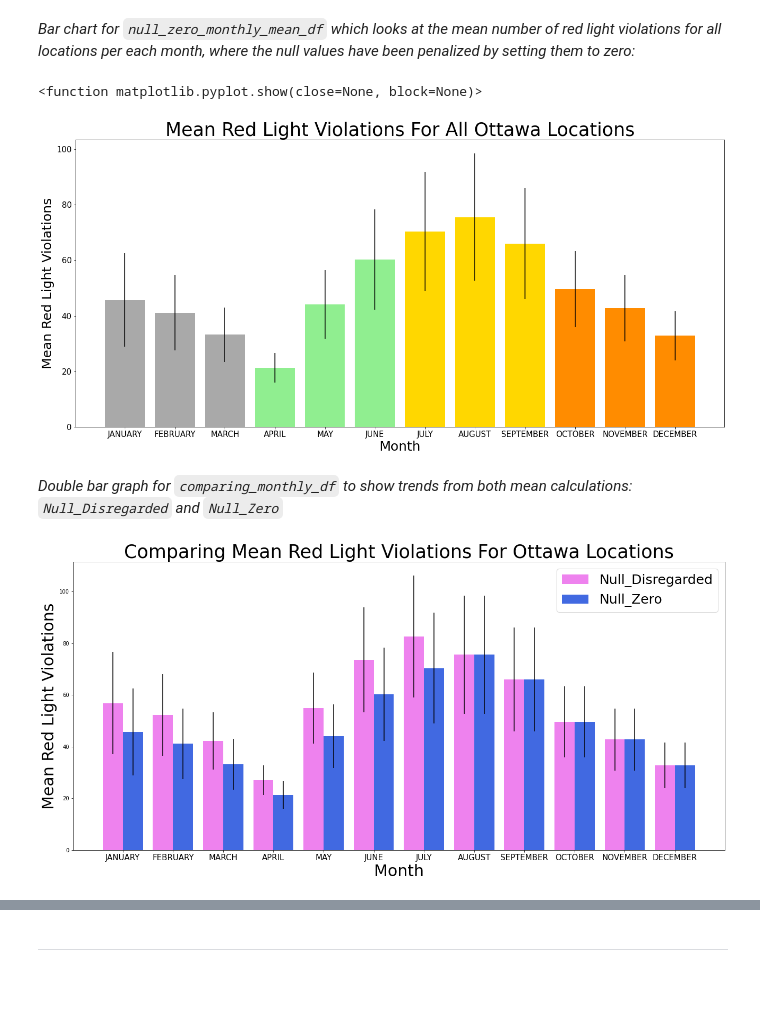
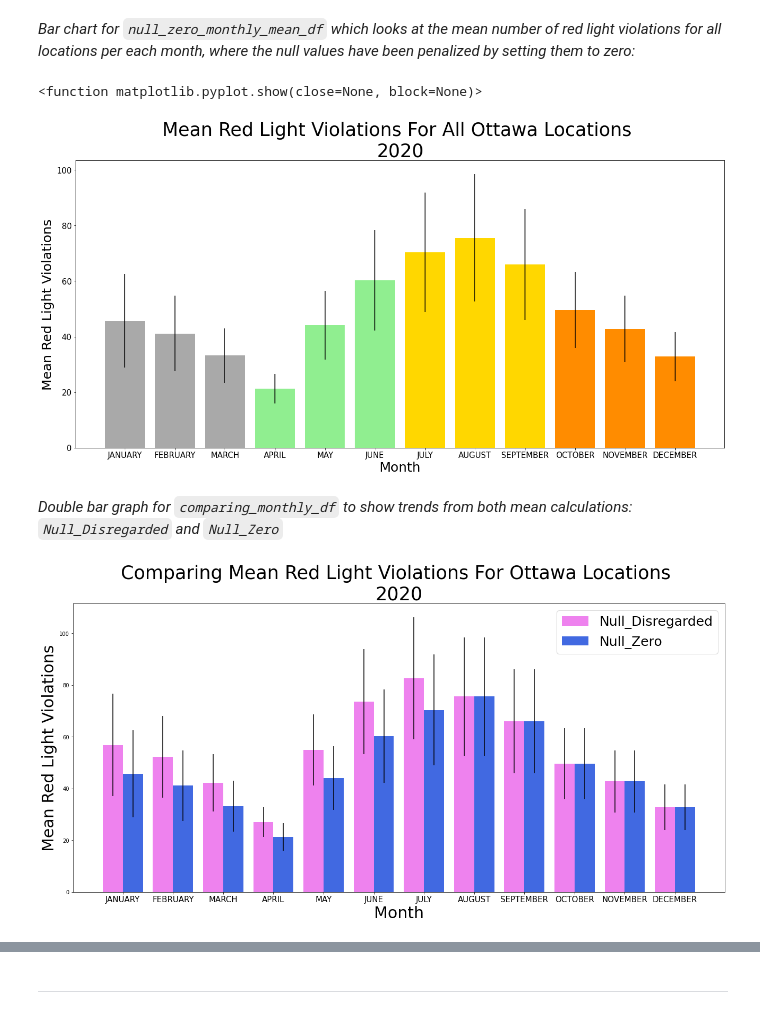
Before and after one commit to anjawu/ottawa-red-light-violations, a Jupyter notebook: ottawa-redlight-violations-analysis-2020.ipynb, the cells around one changed output, grey strips where cells are left out. Cells and saved outputs as stored; diff of their text form; code cells hidden in the pictures; blank space fills up the shorter version.

```diff
--- a/ottawa-redlight-violations-analysis-2020.ipynb
+++ b/ottawa-redlight-violations-analysis-2020.ipynb
@@ -353,17 +338,17 @@ plt.show
 # %%
 fig_all_months_mean = plt.figure(figsize=(22,10))
 error = 2*null_zero_stde_df['SE']
 new_colours = ['darkgrey','darkgrey','darkgrey','lightgreen','lightgreen','lightgreen','gold','gold','gold','darkorange','darkorange','darkorange']
 plt.bar(null_zero_monthly_mean_df['Month'], null_zero_monthly_mean_df['Mean'], yerr= error, color=new_colours)
-plt.title('Mean Red Light Violations For All Ottawa Locations', fontsize=35)
+plt.title('Mean Red Light Violations For All Ottawa Locations \n2020', fontsize=35)
 plt.xlabel('Month', fontsize=25)
 plt.ylabel('Mean Red Light Violations', fontsize=25)
 plt.xticks(fontsize=15)
 plt.yticks(fontsize=15)
 plt.show
 # %% [output]
 <function matplotlib.pyplot.show(close=None, block=None)>
-[figure, old version]
+[figure, new version]
 # %% [markdown]
 *Double bar graph for `comparing_monthly_df` to show trends from both mean calculations: `Null_Disregarded` and `Null_Zero`*
 # %%
@@ -378,10 +363,10 @@ plt.bar(spaced_range, comparing_monthly_df['Null_Disregarded'], width = width,
 plt.bar(spaced_range + width, comparing_monthly_df['Null_Zero'], width = width, yerr= null_zero_error, label ='Null_Zero', color='royalblue')
 
 plt.xticks(spaced_range + width/2, comparing_monthly_df['Month'], fontsize=15)
-plt.title('Comparing Mean Red Light Violations For Ottawa Locations',fontsize=35)
+plt.title('Comparing Mean Red Light Violations For Ottawa Locations \n2020',fontsize=35)
 plt.xlabel('Month', fontsize=30)
 plt.ylabel('Mean Red Light Violations', fontsize=30)
 plt.legend(fontsize=25)
 plt.show()
 # %% [output]
-[figure, old version]
+[figure, new version]
```
Also changed, not shown: parts of 107 cells of this notebook.
